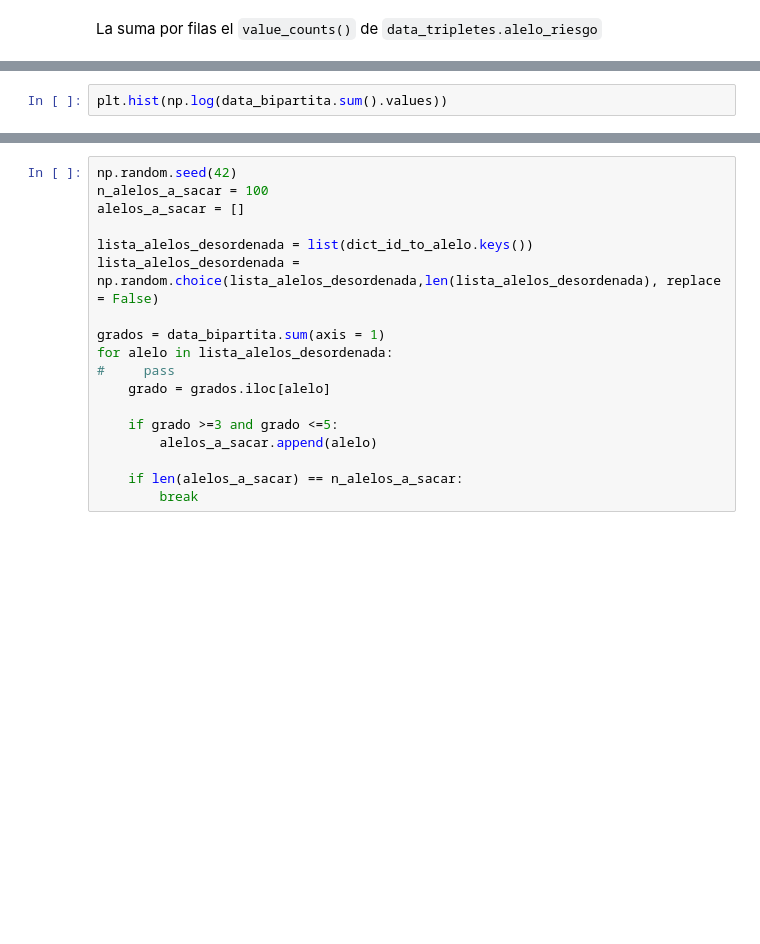
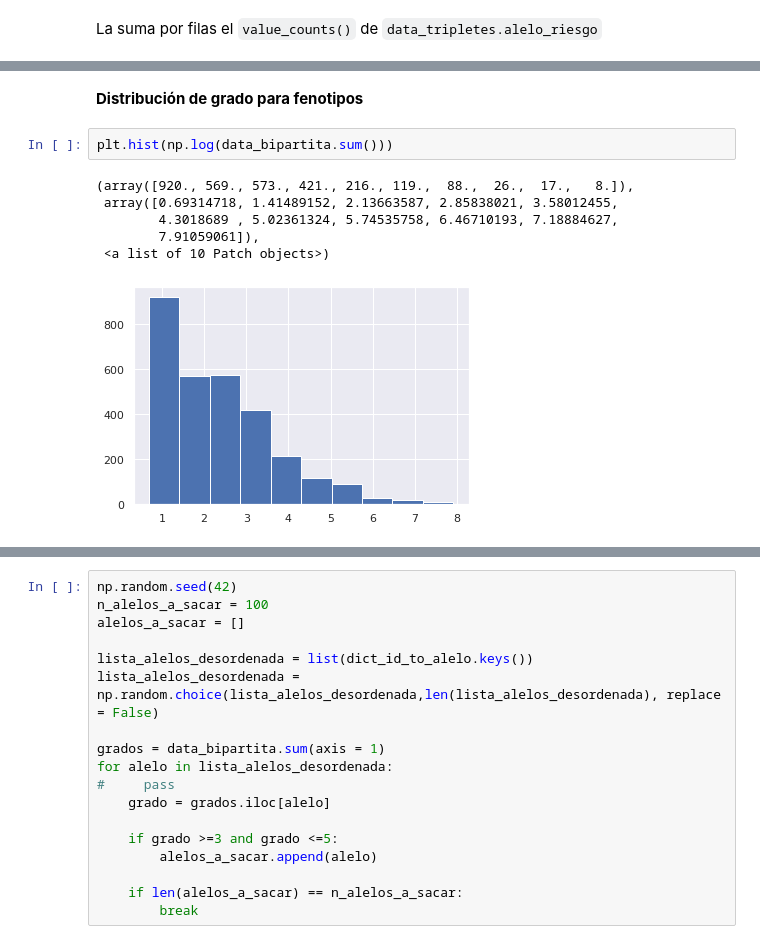
Before and after one commit to jmberros/redes-2020-GWAS_Catalog, a Jupyter notebook: Filtro_Colaborativo.ipynb, the cells around one changed output, grey strips where cells are left out. Cells and saved outputs as stored; diff of their text form; blank space fills up the shorter version.

```diff
--- a/Filtro_Colaborativo.ipynb
+++ b/Filtro_Colaborativo.ipynb
@@ -116,2 +218,11 @@ data_bipartita
+# %% [markdown]
+**Distribución de grado para fenotipos**
 # %%
-plt.hist(np.log(data_bipartita.sum().values))
+plt.hist(np.log(data_bipartita.sum()))
+# %% [output]
+(array([920., 569., 573., 421., 216., 119.,  88.,  26.,  17.,   8.]),
+ array([0.69314718, 1.41489152, 2.13663587, 2.85838021, 3.58012455,
+        4.3018689 , 5.02361324, 5.74535758, 6.46710193, 7.18884627,
+        7.91059061]),
+ <a list of 10 Patch objects>)
+[figure, added]
```
Also changed, not shown: parts of 52 cells of this notebook.
